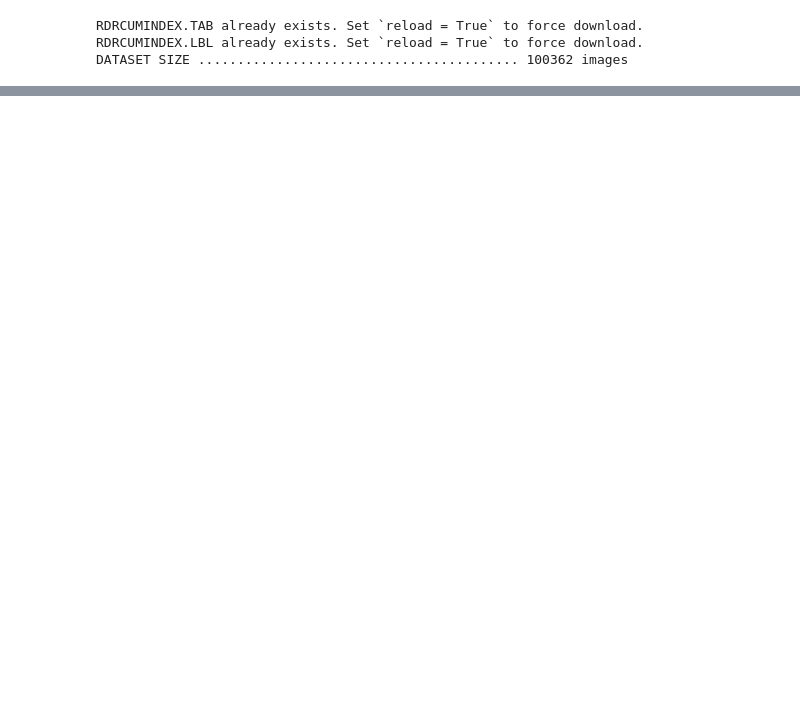
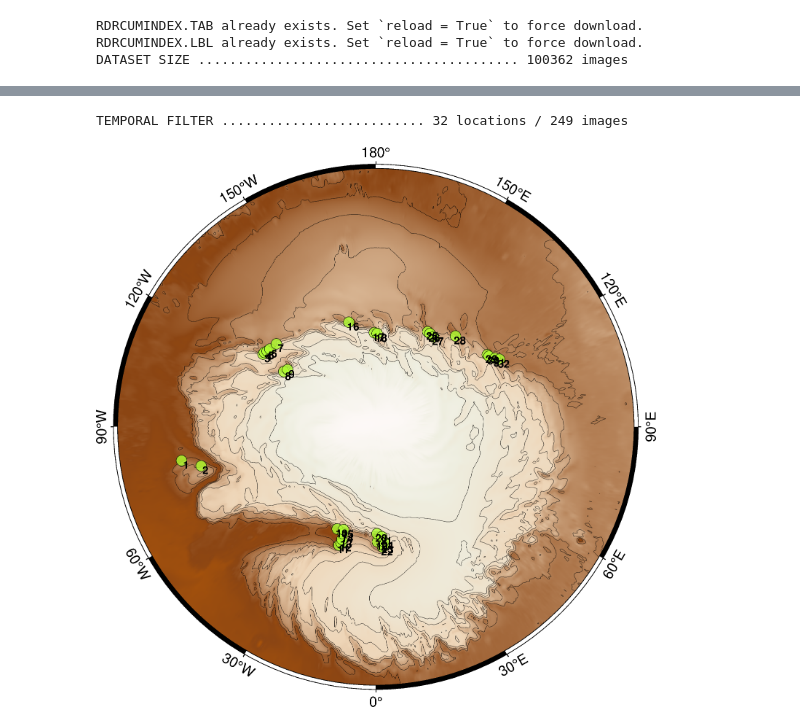
Before and after one commit to ZipZaap/DataExplorer, a Jupyter notebook: main.ipynb, the cells around one changed output, grey strips where cells are left out. Saved outputs shown, nothing was run; the diff lists cells and outputs as text; code cells hidden in the pictures; blank space fills up the shorter version.

Commit message:
changes to filter logic

```diff
--- a/main.ipynb
+++ b/main.ipynb
@@ -66,0 +39,6 @@ ESP_080868_2640_RED.JP2 downloaded successfully.
+# %%
+index.temporal_filter(min_years=3, max_gap=1, commit=True);
+index.show_on_map('cluster', color='greenyellow')
+# %% [output]
+TEMPORAL FILTER .......................... 32 locations / 249 images
+[figure, added]
```
Also changed, not shown: parts of 13 cells of this notebook, 15 other files.
